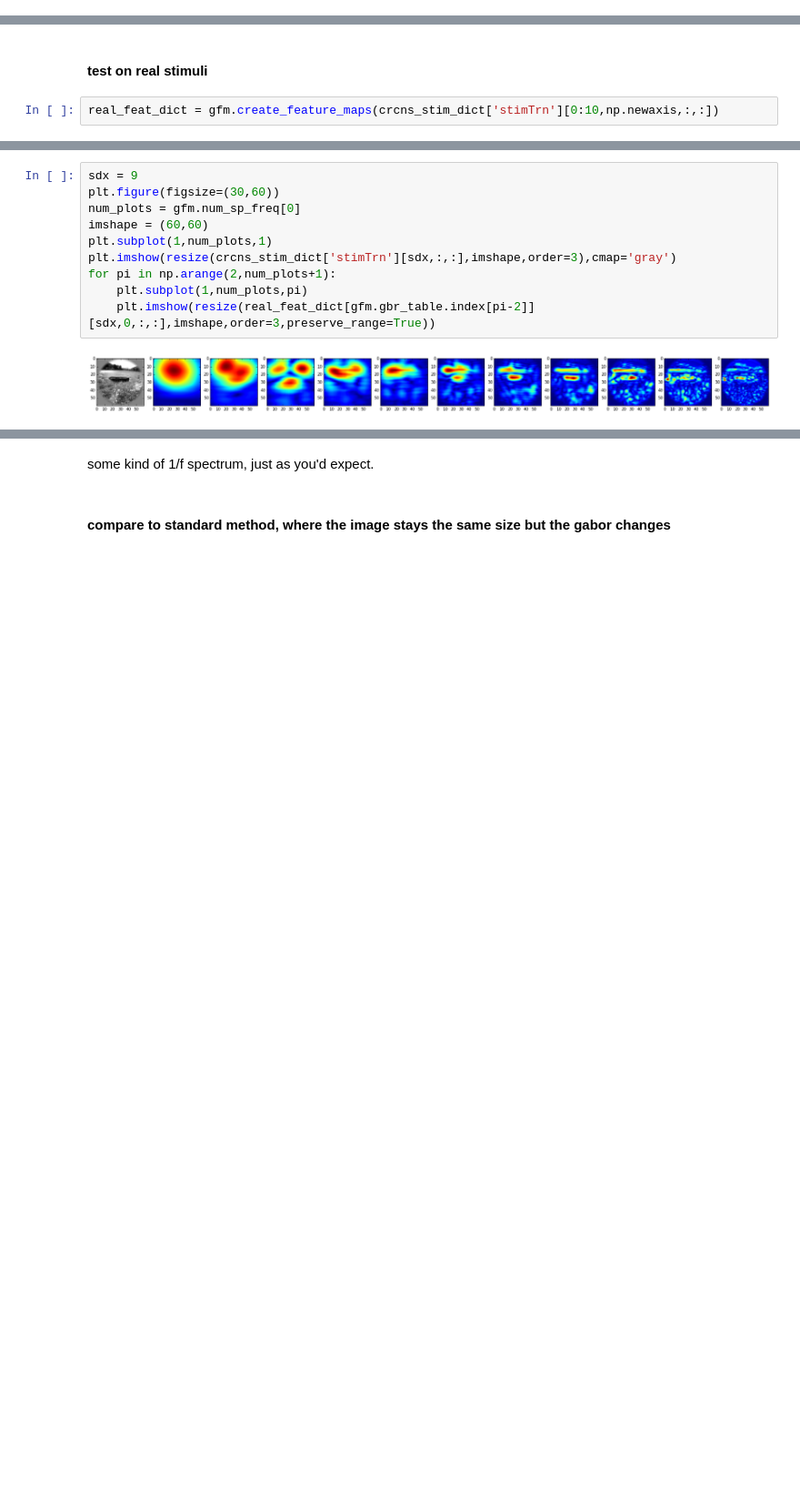
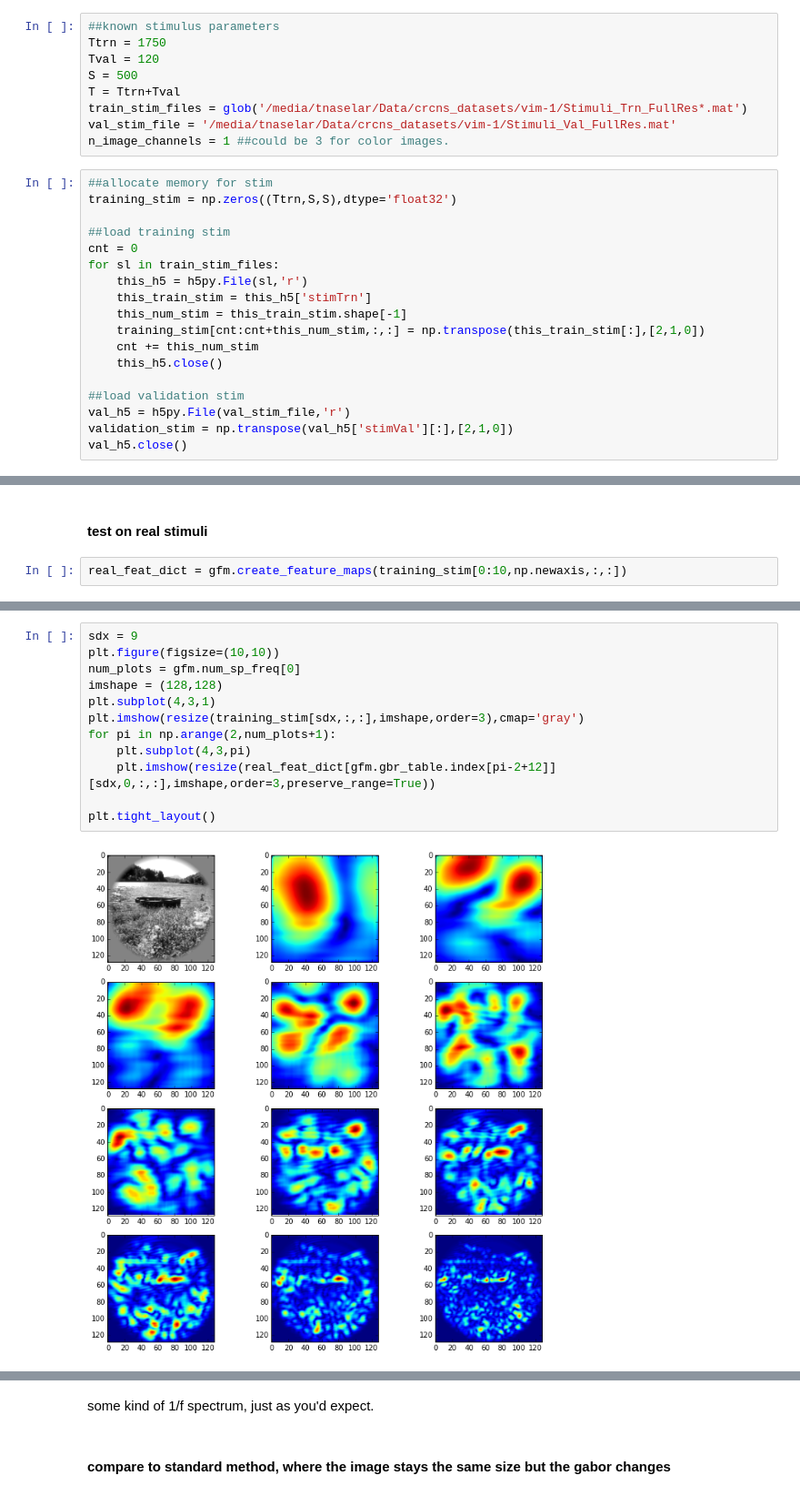
Before and after one commit to ChangdeDu/hrf_fitting, a Jupyter notebook: scripts/hi_resolution_gabor_feature_maps.ipynb, the cells around one changed output, grey strips where cells are left out. Shown at 91% size. Drawn from its saved outputs; the diff is of its cells as text; blank space fills up the shorter version.

```diff
--- a/scripts/hi_resolution_gabor_feature_maps.ipynb
+++ b/scripts/hi_resolution_gabor_feature_maps.ipynb
@@ -23,2 +20,29 @@ crcns_stim_dict = loadmat(stim_location)
+# %%
+##known stimulus parameters
+Ttrn = 1750
+Tval = 120
+S = 500
+T = Ttrn+Tval
+train_stim_files = glob('/media/tnaselar/Data/crcns_datasets/vim-1/Stimuli_Trn_FullRes*.mat')
+val_stim_file = '/media/tnaselar/Data/crcns_datasets/vim-1/Stimuli_Val_FullRes.mat'
+n_image_channels = 1 ##could be 3 for color images.
+# %%
+##allocate memory for stim
+training_stim = np.zeros((Ttrn,S,S),dtype='float32')
+
+##load training stim
+cnt = 0
+for sl in train_stim_files:
+    this_h5 = h5py.File(sl,'r')
+    this_train_stim = this_h5['stimTrn']
+    this_num_stim = this_train_stim.shape[-1]
+    training_stim[cnt:cnt+this_num_stim,:,:] = np.transpose(this_train_stim[:],[2,1,0])
+    cnt += this_num_stim
+    this_h5.close()
+
+##load validation stim
+val_h5 = h5py.File(val_stim_file,'r')
+validation_stim = np.transpose(val_h5['stimVal'][:],[2,1,0])
+val_h5.close()
 # %%
 ##need 'stimVal' and 'stimTrn'
@@ -139,7 +166,7 @@ plt.plot(oris,mean_resp)
 # %% [markdown]
 #### test on real stimuli
 # %%
-real_feat_dict = gfm.create_feature_maps(crcns_stim_dict['stimTrn'][0:10,np.newaxis,:,:])
+real_feat_dict = gfm.create_feature_maps(training_stim[0:10,np.newaxis,:,:])
 # %% [output]
 allocating memory for feature maps
 constructing feature maps
@@ -161,15 +188,17 @@ feature 143 took 0.326906 s.
 # %%
 sdx = 9
-plt.figure(figsize=(30,60))
+plt.figure(figsize=(10,10))
 num_plots = gfm.num_sp_freq[0]
-imshape = (60,60)
-plt.subplot(1,num_plots,1)
-plt.imshow(resize(crcns_stim_dict['stimTrn'][sdx,:,:],imshape,order=3),cmap='gray')
+imshape = (128,128)
+plt.subplot(4,3,1)
+plt.imshow(resize(training_stim[sdx,:,:],imshape,order=3),cmap='gray')
 for pi in np.arange(2,num_plots+1):
-    plt.subplot(1,num_plots,pi)
-    plt.imshow(resize(real_feat_dict[gfm.gbr_table.index[pi-2]][sdx,0,:,:],imshape,order=3,preserve_range=True))
+    plt.subplot(4,3,pi)
+    plt.imshow(resize(real_feat_dict[gfm.gbr_table.index[pi-2+12]][sdx,0,:,:],imshape,order=3,preserve_range=True))
+
+plt.tight_layout()
 # %% [output]
-[figure, old version]
+[figure, new version]
 # %%
 freqs,mean_resp=gfm.sensitivity(real_feat_dict, 'cycles per deg.')
 plt.plot(freqs,mean_resp,'r')
```
Also changed, not shown: parts of 16 cells of this notebook, 7 other files.
